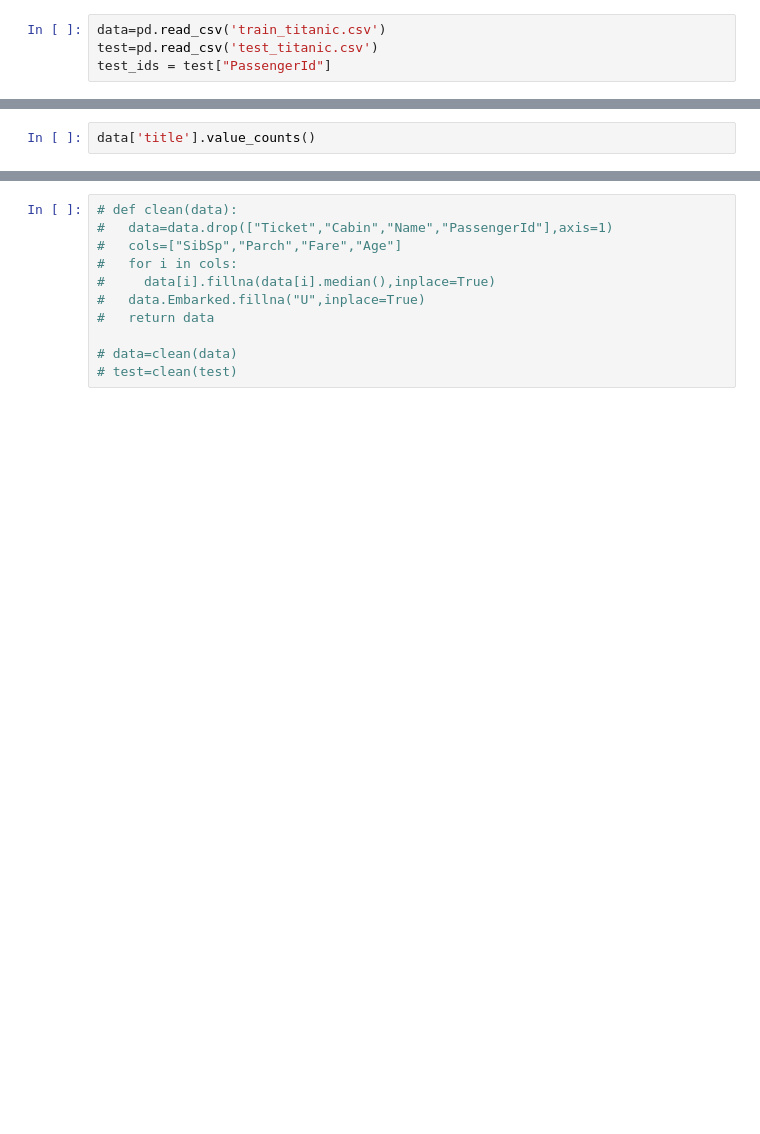
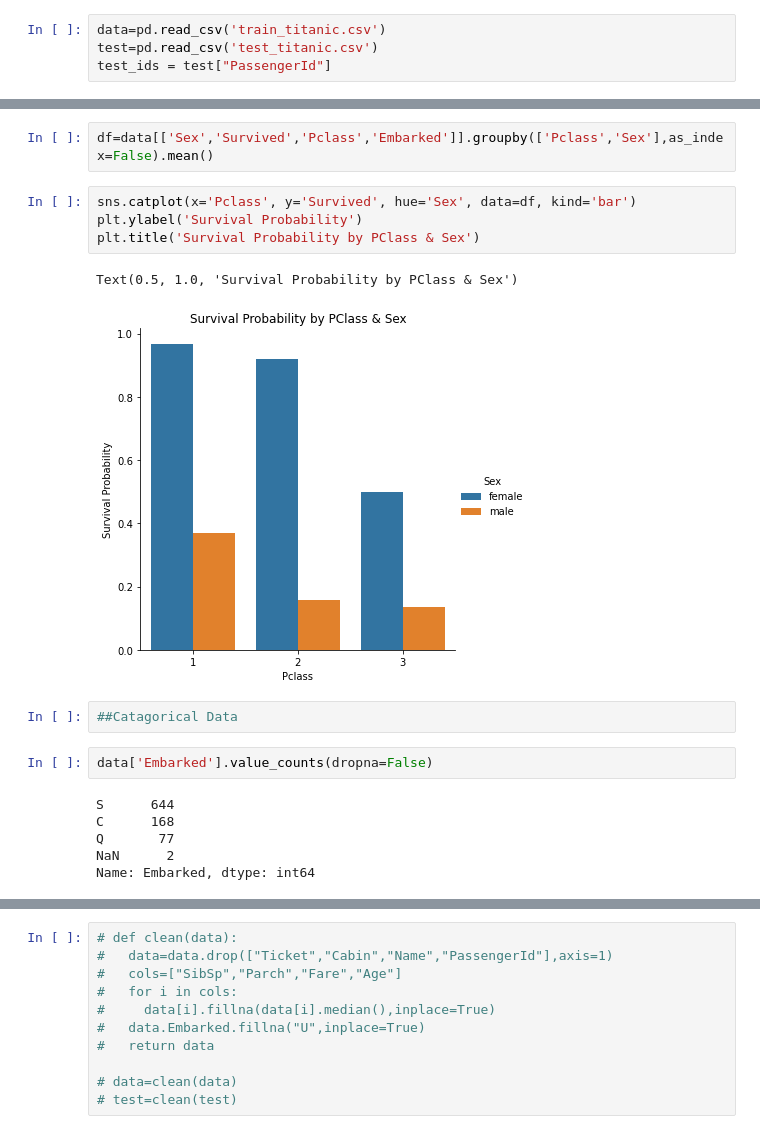
Before and after one commit to haseebkhan611/titanicKaggle, a Jupyter notebook: Titanic_Kaggle_V1.ipynb, the cells around one changed output, grey strips where cells are left out. Saved outputs shown, nothing was run; the diff lists cells and outputs as text; blank space fills up the shorter version.

```diff
--- a/Titanic_Kaggle_V1.ipynb
+++ b/Titanic_Kaggle_V1.ipynb
@@ -19,2 +115,19 @@ df_train=pd.DataFrame(train_test_data)
+# %%
+df=data[['Sex','Survived','Pclass','Embarked']].groupby(['Pclass','Sex'],as_index=False).mean()
+# %%
+sns.catplot(x='Pclass', y='Survived', hue='Sex', data=df, kind='bar')
+plt.ylabel('Survival Probability')
+plt.title('Survival Probability by PClass & Sex')
+# %% [output]
+Text(0.5, 1.0, 'Survival Probability by PClass & Sex')
+[figure, added]
+# %%
+##Catagorical Data
 # %%
-data['title'].value_counts()
+data['Embarked'].value_counts(dropna=False)
+# %% [output]
+S      644
+C      168
+Q       77
+NaN      2
+Name: Embarked, dtype: int64
```
Also changed, not shown: parts of 23 cells of this notebook.
